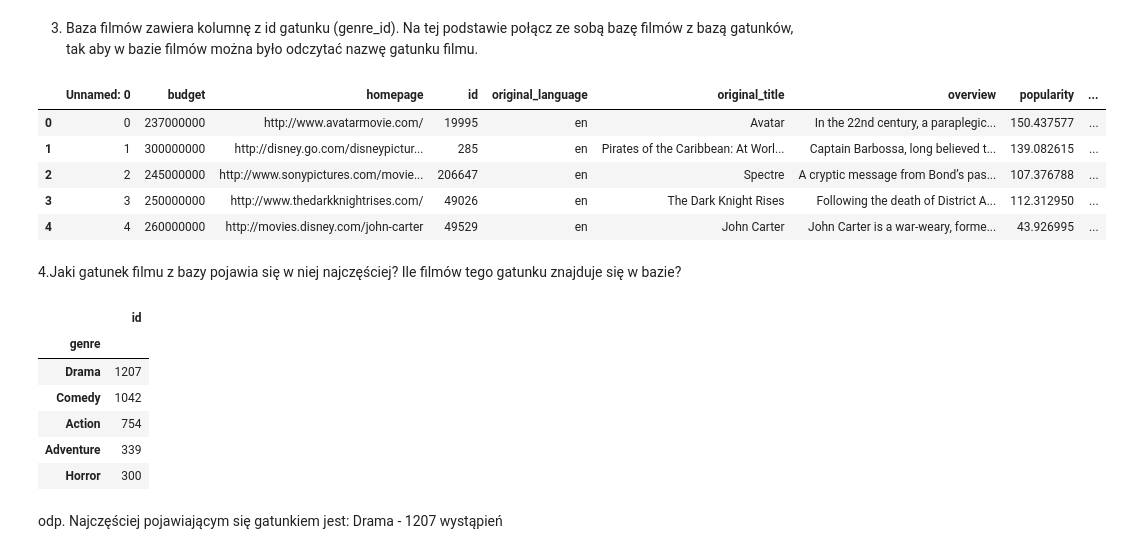
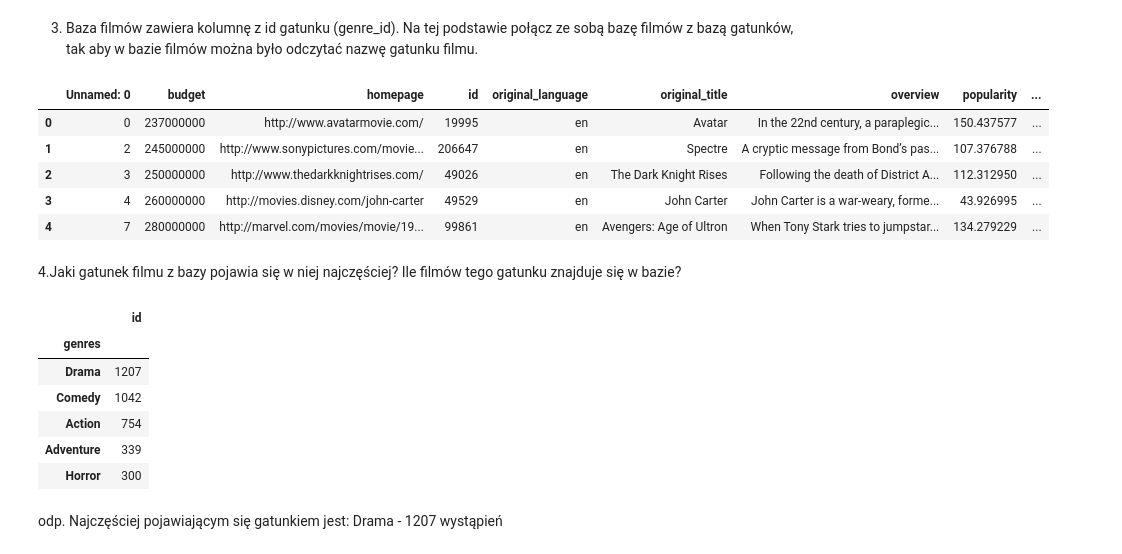
Before and after one commit to Margolka/Module_9_ch1, a Jupyter notebook: ex.ipynb, the cells around one changed output. Cells and saved outputs as stored; diff of their text form; code cells hidden in the pictures.

```diff
--- a/ex.ipynb
+++ b/ex.ipynb
@@ -82,24 +82,23 @@ Text(0.5, 1.0, 'Średni przychód i budżet filmu w latach 2010-2016')
 3. Baza filmów zawiera kolumnę z id gatunku (genre_id). Na tej podstawie połącz ze sobą bazę filmów z bazą gatunków, tak aby w bazie filmów można było odczytać nazwę gatunku filmu.
 # %%
 count_genres=movies.pivot_table(values='id',index='genre_id',aggfunc='count').sort_values(by='genre_id',ascending=False)
-genres_dict = dict(zip(genres['genre_id'].unique(),genres['genres']))
-movies['genre'] = movies['genre_id'].map(genres_dict)
+movies=pd.merge(movies,genres,how='inner',on='genre_id')
 movies.head()
 # %% [output]
 |  | Unnamed: 0 | budget | homepage | id | original_language | original_title | overview | popularity | ... |
 | 0 | 0 | 237000000 | http://www.avatarmovie.com/ | 19995 | en | Avatar | In the 22nd century, a paraplegic... | 150.437577 | ... |
-| 1 | 1 | 300000000 | http://disney.go.com/disneypictur... | 285 | en | Pirates of the Caribbean: At Worl... | Captain Barbossa, long believed t... | 139.082615 | ... |
-| 2 | 2 | 245000000 | http://www.sonypictures.com/movie... | 206647 | en | Spectre | A cryptic message from Bond’s pas... | 107.376788 | ... |
-| 3 | 3 | 250000000 | http://www.thedarkknightrises.com/ | 49026 | en | The Dark Knight Rises | Following the death of District A... | 112.312950 | ... |
-| 4 | 4 | 260000000 | http://movies.disney.com/john-carter | 49529 | en | John Carter | John Carter is a war-weary, forme... | 43.926995 | ... |
+| 1 | 2 | 245000000 | http://www.sonypictures.com/movie... | 206647 | en | Spectre | A cryptic message from Bond’s pas... | 107.376788 | ... |
+| 2 | 3 | 250000000 | http://www.thedarkknightrises.com/ | 49026 | en | The Dark Knight Rises | Following the death of District A... | 112.312950 | ... |
+| 3 | 4 | 260000000 | http://movies.disney.com/john-carter | 49529 | en | John Carter | John Carter is a war-weary, forme... | 43.926995 | ... |
+| 4 | 7 | 280000000 | http://marvel.com/movies/movie/19... | 99861 | en | Avengers: Age of Ultron | When Tony Stark tries to jumpstar... | 134.279229 | ... |
 # %% [markdown]
 4.Jaki gatunek filmu z bazy pojawia się w niej najczęściej? Ile filmów tego gatunku znajduje się w bazie?
 # %%
-count_genres=movies.pivot_table(values='id',index='genre',aggfunc='count').sort_values(by='id',ascending=False)
+count_genres=movies.pivot_table(values='id',index='genres',aggfunc='count').sort_values(by='id',ascending=False)
 count_genres.head()
 # %% [output]
 |  | id |
-| genre |  |
+| genres |  |
 | Drama | 1207 |
 | Comedy | 1042 |
 | Action | 754 |
```
Also changed, not shown: parts of 4 cells of this notebook.
